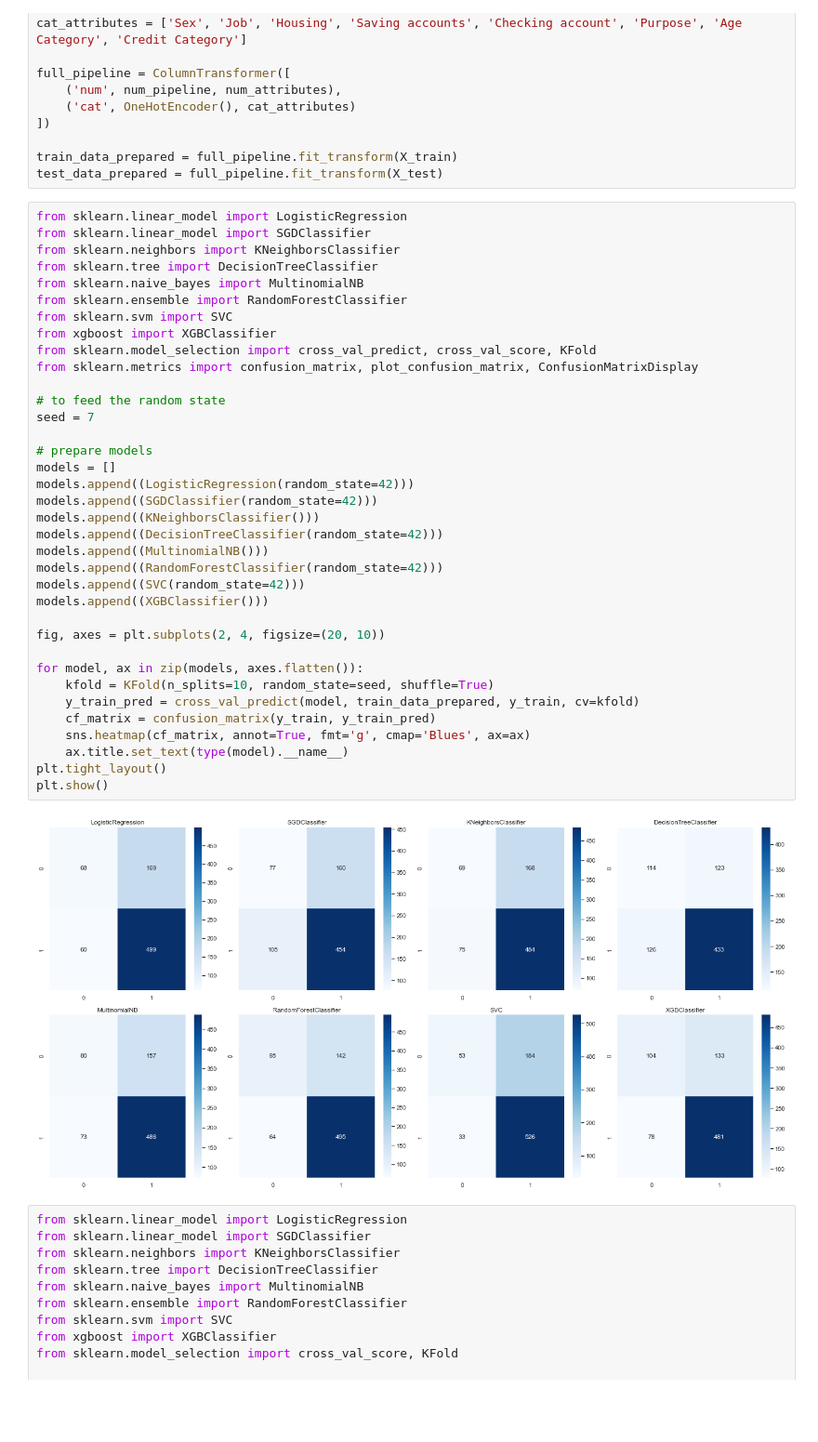
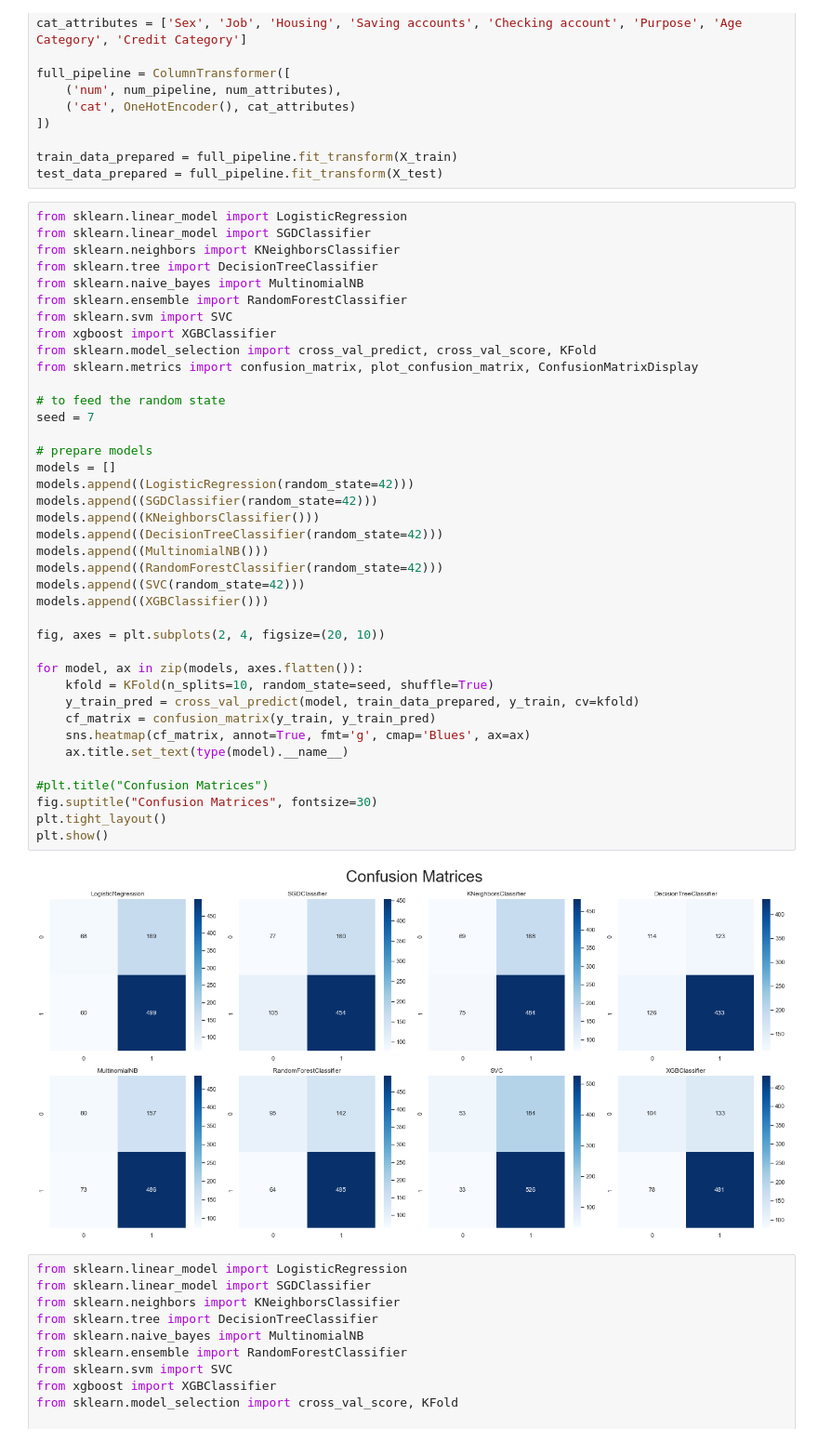
Before and after one commit to jpzambranoleon/german-credit-data-project, a Jupyter notebook: model.ipynb, the cells around one changed output. Shown: that part at 93% size. Cells and saved outputs as stored; diff of their text form; blank space fills up the shorter version.

```diff
--- a/model.ipynb
+++ b/model.ipynb
@@ -163,34 +163,37 @@ from sklearn.ensemble import RandomForestClassifier
 from sklearn.svm import SVC
 from xgboost import XGBClassifier
 from sklearn.model_selection import cross_val_predict, cross_val_score, KFold
 from sklearn.metrics import confusion_matrix, plot_confusion_matrix, ConfusionMatrixDisplay
 
 # to feed the random state
 seed = 7
 
 # prepare models
 models = []
 models.append((LogisticRegression(random_state=42)))
 models.append((SGDClassifier(random_state=42)))
 models.append((KNeighborsClassifier()))
 models.append((DecisionTreeClassifier(random_state=42)))
 models.append((MultinomialNB()))
 models.append((RandomForestClassifier(random_state=42)))
 models.append((SVC(random_state=42)))
 models.append((XGBClassifier()))
 
 fig, axes = plt.subplots(2, 4, figsize=(20, 10))
 
 for model, ax in zip(models, axes.flatten()):
     kfold = KFold(n_splits=10, random_state=seed, shuffle=True)
     y_train_pred = cross_val_predict(model, train_data_prepared, y_train, cv=kfold)
     cf_matrix = confusion_matrix(y_train, y_train_pred)
     sns.heatmap(cf_matrix, annot=True, fmt='g', cmap='Blues', ax=ax)
     ax.title.set_text(type(model).__name__)
+
+#plt.title("Confusion Matrices")
+fig.suptitle("Confusion Matrices", fontsize=30)
 plt.tight_layout()
 plt.show()
 # %% [output]
-[figure, old version]
+[figure, new version]
 # %%
 from sklearn.linear_model import LogisticRegression
 from sklearn.linear_model import SGDClassifier
```
Also changed, not shown: parts of 3 cells of this notebook.
